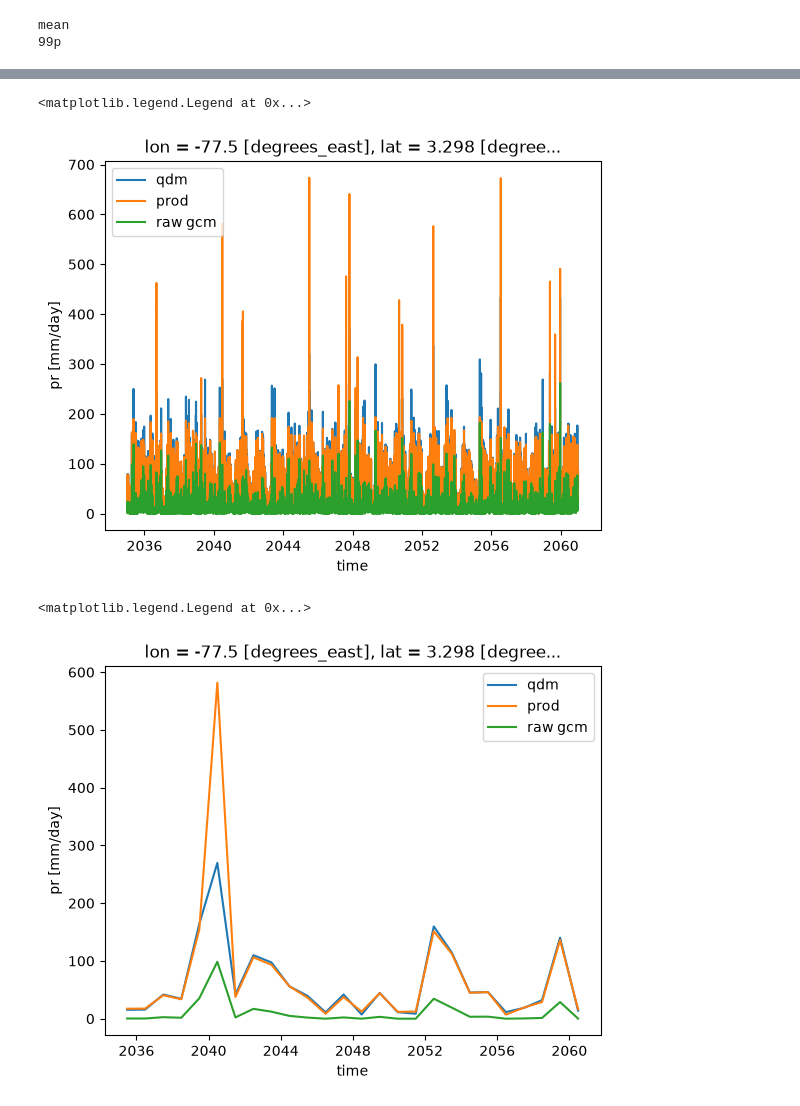
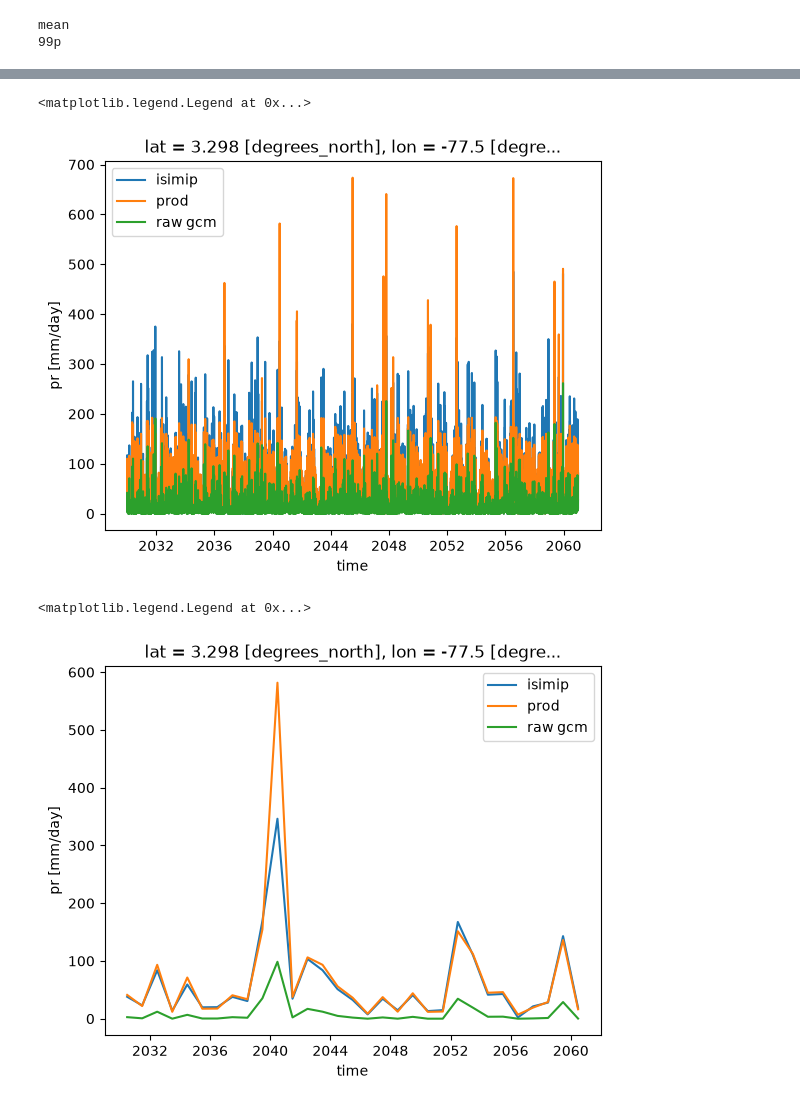
Before and after one commit to carbonplan/sai-downscaling, a Jupyter notebook: docs/how-to/pipeline-stage-debugger.ipynb, the cells around one changed output, grey strips where cells are left out. Drawn from its saved outputs; the diff is of its cells as text; code cells hidden in the pictures.

Commit message:
initial commit of isimip approach run for equatorial pacific

```diff
--- a/docs/how-to/pipeline-stage-debugger.ipynb
+++ b/docs/how-to/pipeline-stage-debugger.ipynb
@@ -81,7 +81,7 @@ SUBSET_BOUNDS = (-15,5, -90, -70) # saved this with nonparametric_hybrid_2sided
 # Override rsds's default debias_approach ("nonparametric_hybrid_2sided") with
 # plain "nonparametric" — keeps every other rsds setting (downscaling_method,
 # downscaling_clim_method, ...) from VariableConfig.for_variable() as-is.
-debiasing_approach = "qdm"# "qdm" #"nonparametric_hybrid_2sided"# "nonparametric"
+debiasing_approach = "isimip" #"qdm"# "qdm" #"nonparametric_hybrid_2sided"# "nonparametric"
 variable_config = VariableConfig.for_variable(VARIABLE).model_copy(
     update={"debias_approach": debiasing_approach}
 )
@@ -579,7 +583,8 @@ array([-180. , -178.75, -177.5 , ..., 176.25, 177.5 , 178.75], shape=(288,))
 # %%
 ds_dict= {}
-qdm_hist= xr.open_zarr(f's3://carbonplan-scratch/srm/debiased_coarse-{VARIABLE}-qdm_{subset_string}.zarr')
-qdm_ssp245 = xr.open_zarr(f's3://carbonplan-scratch/srm/scenario_debiased-{VARIABLE}-qdm_{subset_string}.zarr')
-ds_dict['qdm'] = xr.concat([qdm_hist, qdm_ssp245], dim='time')
-ds_dict['prod'] = xr.concat([prod_debiased_coarse_hist, prod_debiased_coarse_ssp245], dim="time").sel(lat=slice(ds_dict['qdm'].lat.min(), ds_dict['qdm'].lat.max()),
-                                                                                                      lon=slice(ds_dict['qdm'].lon.min(), ds_dict['qdm'].lon.max()))
+print(debiasing_approach)
+alternate_hist= xr.open_zarr(f's3://carbonplan-scratch/srm/debiased_coarse-{VARIABLE}-{debiasing_approach}_{subset_string}.zarr')
+alternate_ssp245 = xr.open_zarr(f's3://carbonplan-scratch/srm/scenario_debiased-{VARIABLE}-{debiasing_approach}_{subset_string}.zarr')
+ds_dict[debiasing_approach] = xr.concat([alternate_hist, alternate_ssp245], dim='time')
+ds_dict['prod'] = xr.concat([prod_debiased_coarse_hist, prod_debiased_coarse_ssp245], dim="time").sel(lat=slice(ds_dict[debiasing_approach].lat.min(), ds_dict[debiasing_approach].lat.max()),
+                                                                                                      lon=slice(ds_dict[debiasing_approach].lon.min(), ds_dict[debiasing_approach].lon.max()))
@@ -857,18 +864,18 @@ for metric in ['mean', '99p']:
 # %%
 # ── Per-pixel scatter: nonparametric (orange) vs prod_debiased_coarse (blue) ──
 FOCUS_LAT, FOCUS_LON = 3.5, -77.3
-pt_qdm = ds_dict['qdm'].sel(lat=FOCUS_LAT, lon=FOCUS_LON, method="nearest").sel(time=FUTURE_PERIOD).pr.compute() * 86400
+pt_alternate = ds_dict[debiasing_approach].sel(lat=FOCUS_LAT, lon=FOCUS_LON, method="nearest").sel(time=FUTURE_PERIOD).pr.compute() * 86400
 pt_prod = ds_dict['prod'].sel(lat=FOCUS_LAT, lon=FOCUS_LON, method="nearest").sel(time=FUTURE_PERIOD).compute() * 86400
 
 fig, ax = plt.subplots(figsize=(12, 5))
 ax.scatter(
-    pt_qdm["time"].dt.dayofyear,
-    pt_qdm.values,
+    pt_alternate["time"].dt.dayofyear,
+    pt_alternate.values,
     c="tab:blue",
     s=6,
     alpha=0.5,
     edgecolors="none",
-    label="qdm",
+    label="alternate",
 )
 ax.scatter(
     pt_prod["time"].dt.dayofyear,
@@ -910,22 +917,22 @@ difference of deltas (qdm - prod) 9.811480491470036
 # %%
 pt_raw = raw.sel(lat=FOCUS_LAT, lon=FOCUS_LON, method="nearest").sel(time=FUTURE_PERIOD).compute()
-pt_qdm.plot(label='qdm')
+pt_alternate.plot(label=debiasing_approach)
 pt_prod.plot(label='prod')
 pt_raw.plot(label='raw gcm')
 plt.ylabel("pr [mm/day]")
 
 plt.legend()
 # %% [output]
 <matplotlib.legend.Legend at 0x...>
-[figure, old version]
+[figure, new version]
 # %%
 pt_raw = raw.sel(lat=FOCUS_LAT, lon=FOCUS_LON, method="nearest").sel(time=FUTURE_PERIOD).compute()
-pt_qdm.sel(time=pt_qdm.time.dt.dayofyear == 178).plot(label='qdm')
-pt_prod.sel(time=pt_qdm.time.dt.dayofyear == 178).plot(label='prod')
+pt_alternate.sel(time=pt_alternate.time.dt.dayofyear == 178).plot(label=debiasing_approach)
+pt_prod.sel(time=pt_alternate.time.dt.dayofyear == 178).plot(label='prod')
 pt_raw.sel(time=pt_raw.time.dt.dayofyear == 178).plot(label='raw gcm')
 plt.ylabel("pr [mm/day]")
 
 plt.legend()
 # %% [output]
 <matplotlib.legend.Legend at 0x...>
-[figure, old version]
+[figure, new version]
```
Also changed, not shown: parts of 20 cells of this notebook, 2 other files.
